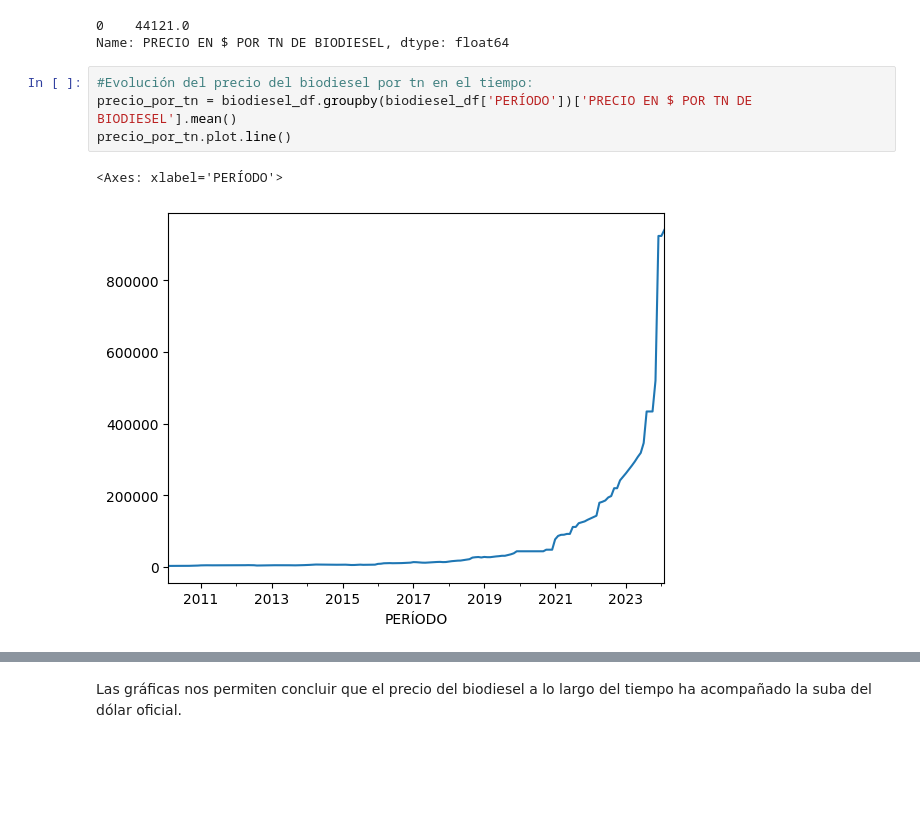
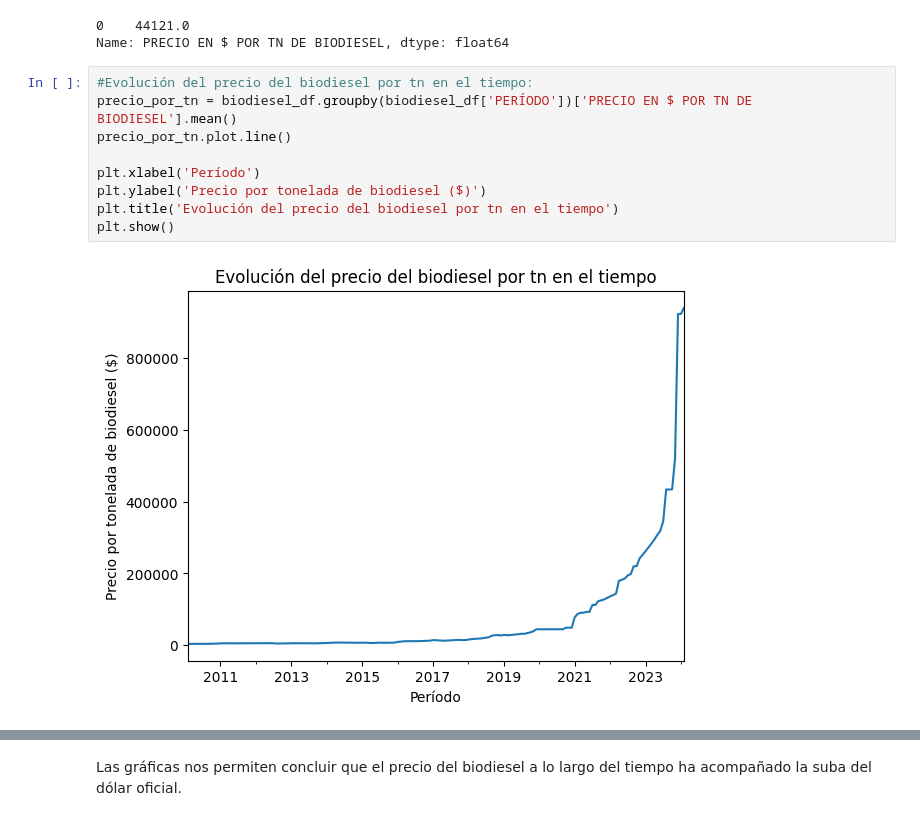
Before and after one commit to ejr271292/Proyecto, a Jupyter notebook: ProyectoDS_Parte1_Ruiz_Emanuel.ipynb, the cells around one changed output, grey strips where cells are left out. Saved outputs shown, nothing was run; the diff lists cells and outputs as text; blank space fills up the shorter version.

```diff
--- a/ProyectoDS_Parte1_Ruiz_Emanuel.ipynb
+++ b/ProyectoDS_Parte1_Ruiz_Emanuel.ipynb
@@ -626,10 +731,14 @@ Name: PRECIO EN $ POR TN DE BIODIESEL, dtype: float64
 # %%
 #Evolución del precio del biodiesel por tn en el tiempo:
 precio_por_tn = biodiesel_df.groupby(biodiesel_df['PERÍODO'])['PRECIO EN $ POR TN DE BIODIESEL'].mean()
 precio_por_tn.plot.line()
+
+plt.xlabel('Período')
+plt.ylabel('Precio por tonelada de biodiesel ($)')
+plt.title('Evolución del precio del biodiesel por tn en el tiempo')
+plt.show()
 # %% [output]
-<Axes: xlabel='PERÍODO'>
-[figure, old version]
+[figure, new version]
 # %%
 #Evolución de la cotización oficial del dólar en el tiempo:
 cotizacion_oficial = biodiesel_df.groupby(biodiesel_df['PERÍODO'])['COT. OFICIAL USD '].mean()
```
Also changed, not shown: parts of 158 cells of this notebook.
